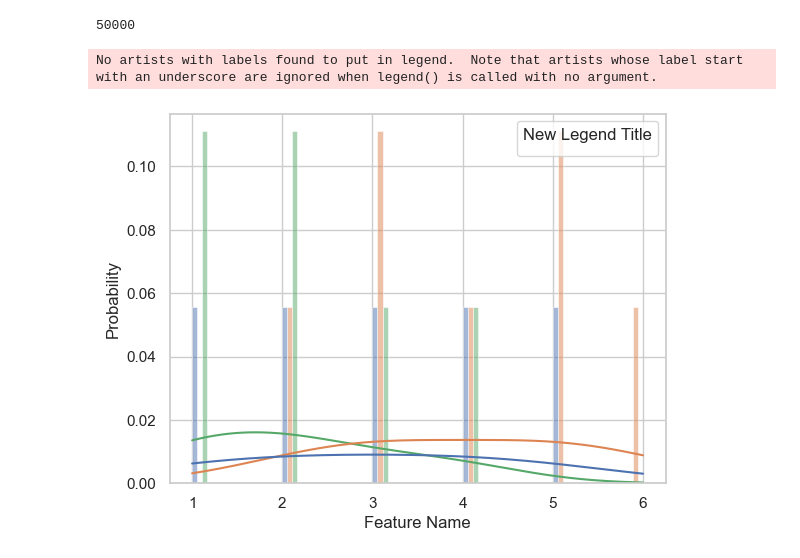
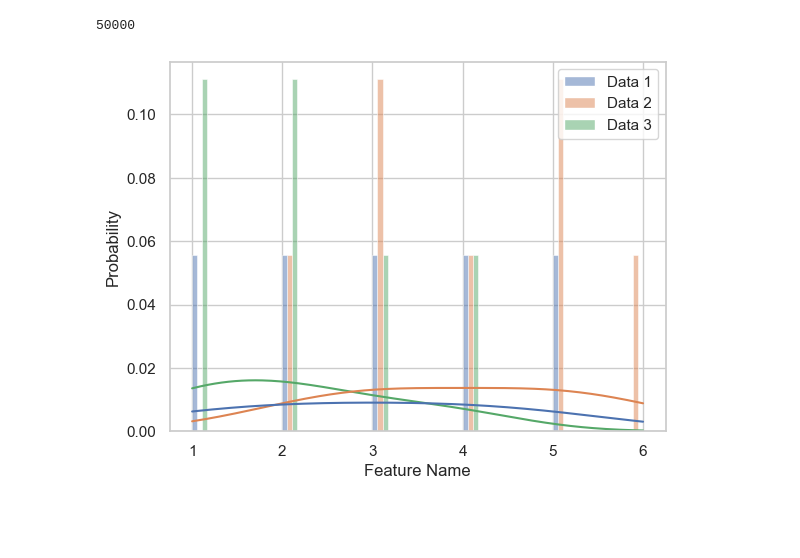
Before and after one commit to oguzhankarabacak/ExampleofGit, a Jupyter notebook: Untitled1.ipynb, the cells around one changed output. Cells and saved outputs as stored; diff of their text form; code cells hidden in the pictures; blank space fills up the shorter version.

```diff
--- a/Untitled1.ipynb
+++ b/Untitled1.ipynb
@@ -63,36 +63,37 @@ def plot_figures(data1_feature: pd.DataFrame, data2_feature: pd.DataFrame, data3
         pd.DataFrame.from_dict({'value': data1_feature, 'name': data1_name}),
         pd.DataFrame.from_dict({'value': data2_feature, 'name': data2_name}),
         pd.DataFrame.from_dict({'value': data3_feature, 'name': data3_name}),
     ])
 
     fig, ax = plt.subplots()
     p = sns.histplot(
         data=df,
         x='value',
         hue='name',
         multiple='dodge',
         ax=ax,
         bins=30,
         kde=True,
         stat="probability"
     )
 
     plt.xlabel(feature_name)
     plt.ylabel("Probability")
 
-    # Tüm mevcut legendları kaldır
-    p.legend_.remove()
+    # Legend başlığını silin
+    p.legend_.set_title('')
 
-    # Yeni bir legend ekleyin
-    ax.legend(title="New Legend Title")
+    # Legend label'larını güncelleyin
+    new_labels = [data1_name, data2_name, data3_name]
+    for t, l in zip(p.legend_.texts, new_labels):
+        t.set_text(l)
 
     plt.show()
 
 # Kullanım örneği
 data1_feature = [1, 2, 3, 4, 5]
 data2_feature = [2, 3, 3, 4, 5, 5, 6]
 data3_feature = [1, 1, 2, 2, 3, 4]
 plot_figures(data1_feature, data2_feature, data3_feature, "Feature Name", "Data 1", "Data 2", "Data 3")
 # %% [output]
-No artists with labels found to put in legend.  Note that artists whose label start with an underscore are ignored when legend() is called with no argument.
-[figure, old version]
+[figure, new version]
```
